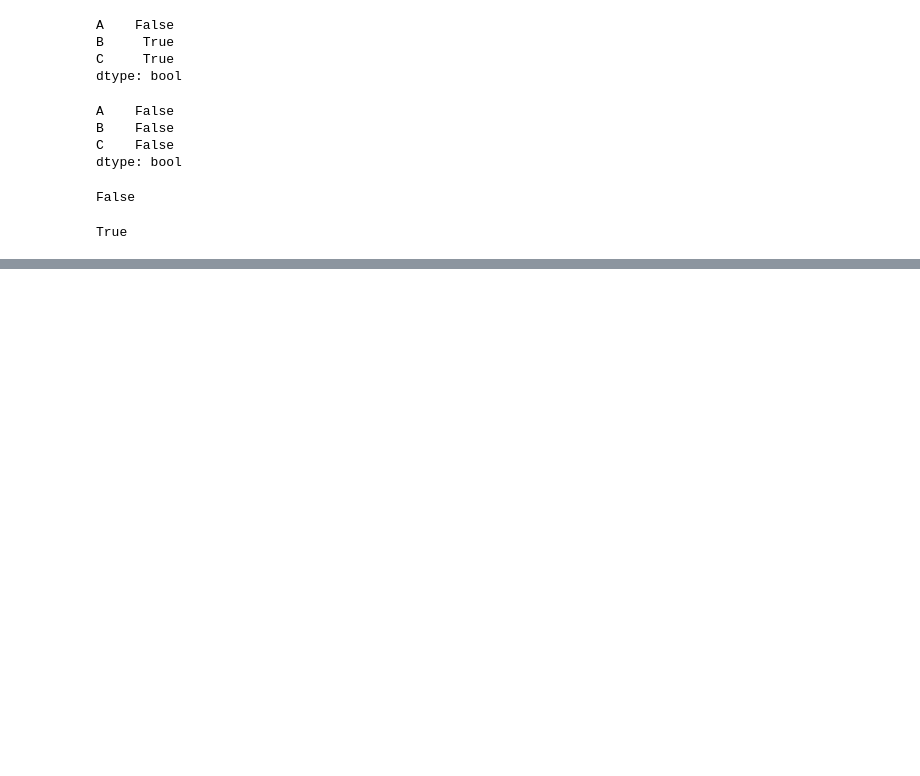
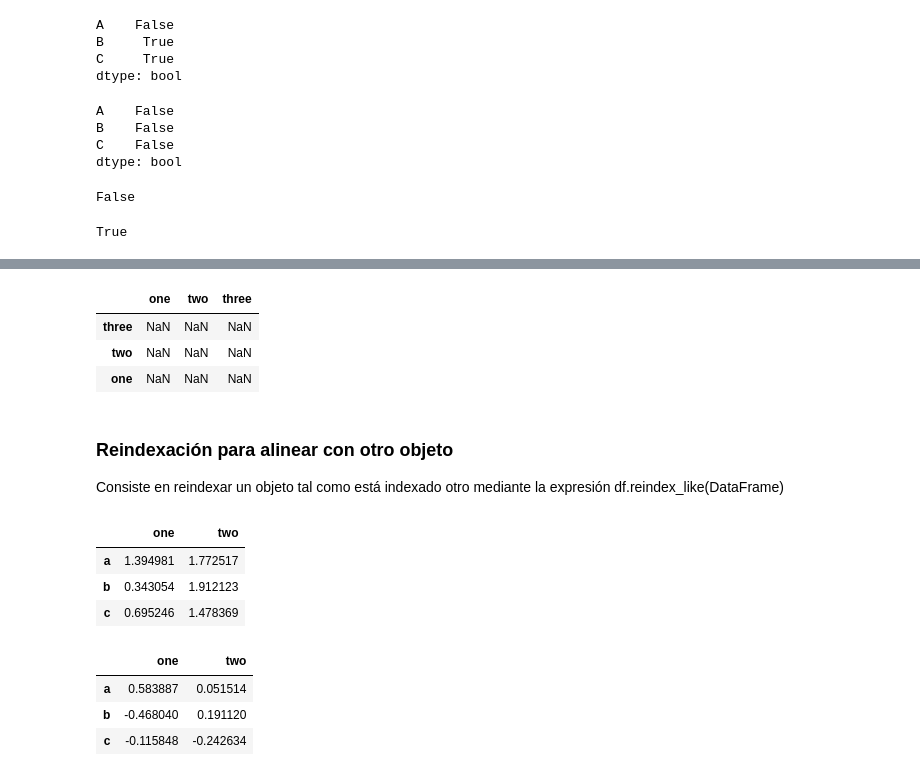
Before and after one commit to Makuiky/notebooks-de-consulta, a Jupyter notebook: pandas.ipynb, the cells around one changed output, grey strips where cells are left out. Drawn from its saved outputs; the diff is of its cells as text; code cells hidden in the pictures; blank space fills up the shorter version.

```diff
--- a/pandas.ipynb
+++ b/pandas.ipynb
@@ -954,0 +1018,10 @@ dtype: bool
+# %%
+df.reindex(["three", "two", "one"], axis="index")
+# %% [output]
+|  | one | two | three |
+| three | NaN | NaN | NaN |
+| two | NaN | NaN | NaN |
+| one | NaN | NaN | NaN |
+# %% [markdown]
+### Reindexación para alinear con otro objeto
+Consiste en reindexar un objeto tal como está indexado otro mediante la expresión df.reindex_like(DataFrame)
@@ -954,0 +1030,7 @@ dtype: bool
+# %%
+df2
+# %% [output]
+|  | one | two |
+| a | 1.394981 | 1.772517 |
+| b | 0.343054 | 1.912123 |
+| c | 0.695246 | 1.478369 |
@@ -954,0 +1039,7 @@ dtype: bool
+# %%
+df3
+# %% [output]
+|  | one | two |
+| a | 0.583887 | 0.051514 |
+| b | -0.468040 | 0.191120 |
+| c | -0.115848 | -0.242634 |
```
Also changed, not shown: parts of 86 cells of this notebook.
